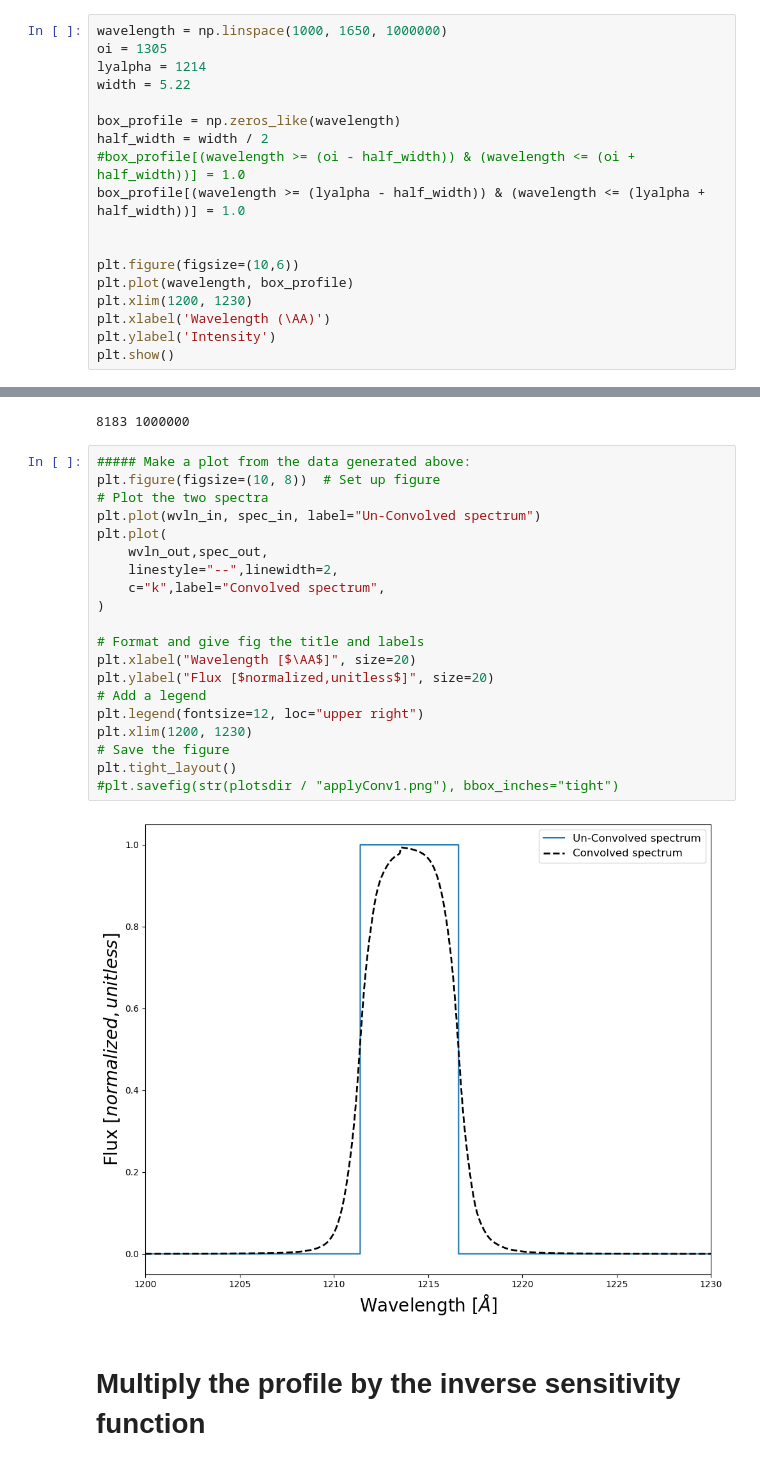
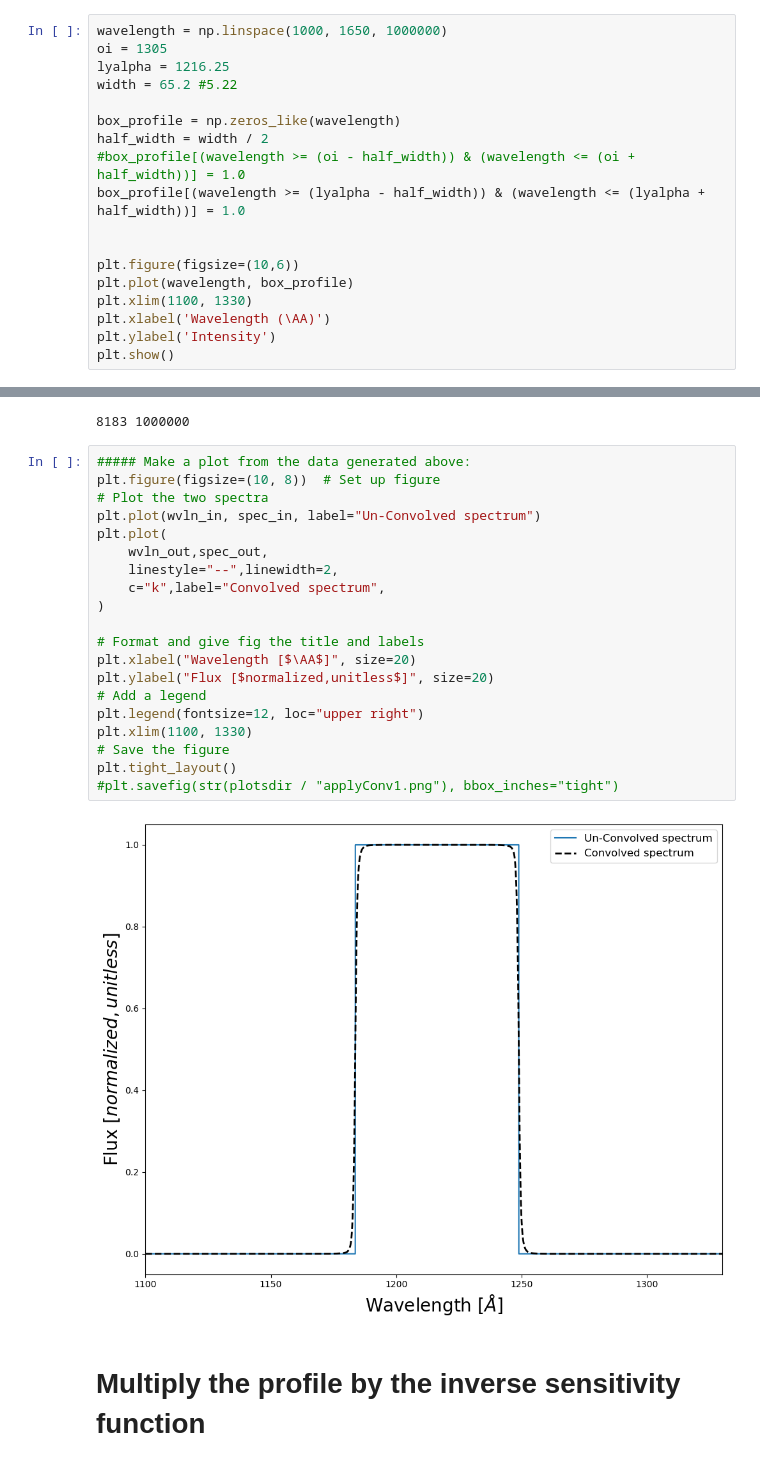
Before and after one commit to seratsaad/ticktock, a Jupyter notebook: geocor_ corr.ipynb, the cells around one changed output, grey strips where cells are left out. Cells and saved outputs as stored; diff of their text form.

```diff
--- a/geocor_ corr.ipynb
+++ b/geocor_ corr.ipynb
@@ -608,8 +610,8 @@ def convolve_lsf(wavelength, spec, cenwave, lsf_file, disptab, detector="FUV"):
 # %%
 wavelength = np.linspace(1000, 1650, 1000000)
 oi = 1305
-lyalpha = 1214
-width = 5.22
+lyalpha = 1216.25
+width = 65.2 #5.22
 
 box_profile = np.zeros_like(wavelength)
 half_width = width / 2
@@ -619,7 +621,7 @@ box_profile[(wavelength >= (lyalpha - half_width)) & (wavelength <= (lyalpha + h
 
 plt.figure(figsize=(10,6))
 plt.plot(wavelength, box_profile)
-plt.xlim(1200, 1230)
+plt.xlim(1100, 1330)
 plt.xlabel('Wavelength (\AA)')
 plt.ylabel('Intensity')
 plt.show()
@@ -652,25 +654,25 @@ print(len(wvln_out), len(wvln_in))
 # %%
 ##### Make a plot from the data generated above:
 plt.figure(figsize=(10, 8))  # Set up figure
 # Plot the two spectra
 plt.plot(wvln_in, spec_in, label="Un-Convolved spectrum")
 plt.plot(
     wvln_out,spec_out,
     linestyle="--",linewidth=2,
     c="k",label="Convolved spectrum",
 )
 
 # Format and give fig the title and labels
 plt.xlabel("Wavelength [$\AA$]", size=20)
 plt.ylabel("Flux [$normalized,unitless$]", size=20)
 # Add a legend
 plt.legend(fontsize=12, loc="upper right")
-plt.xlim(1200, 1230)
+plt.xlim(1100, 1330)
 # Save the figure
 plt.tight_layout()
 #plt.savefig(str(plotsdir / "applyConv1.png"), bbox_inches="tight")
 # %% [output]
-[figure, old version]
+[figure, new version]
 # %% [markdown]
 # Multiply the profile by the inverse sensitivity function
 # %%
```
Also changed, not shown: parts of 3 cells of this notebook.
